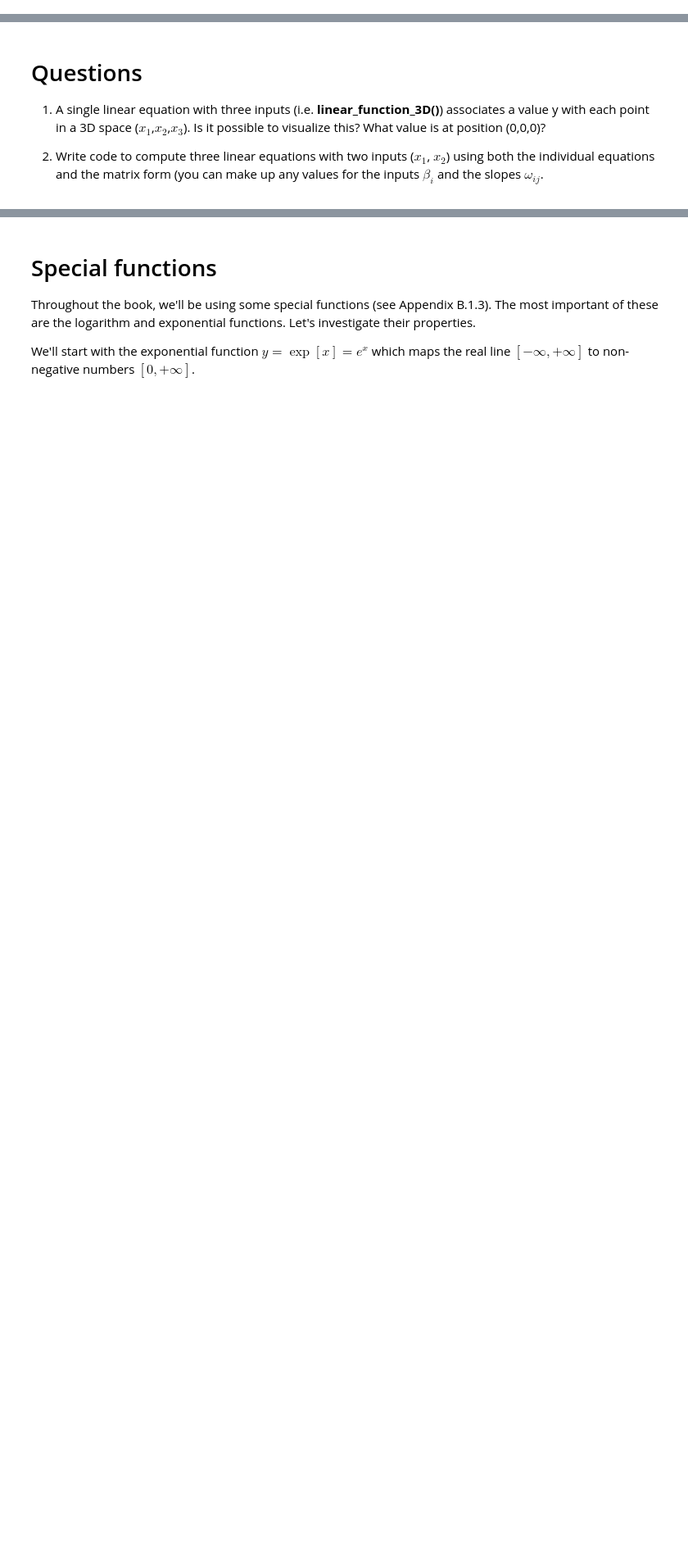
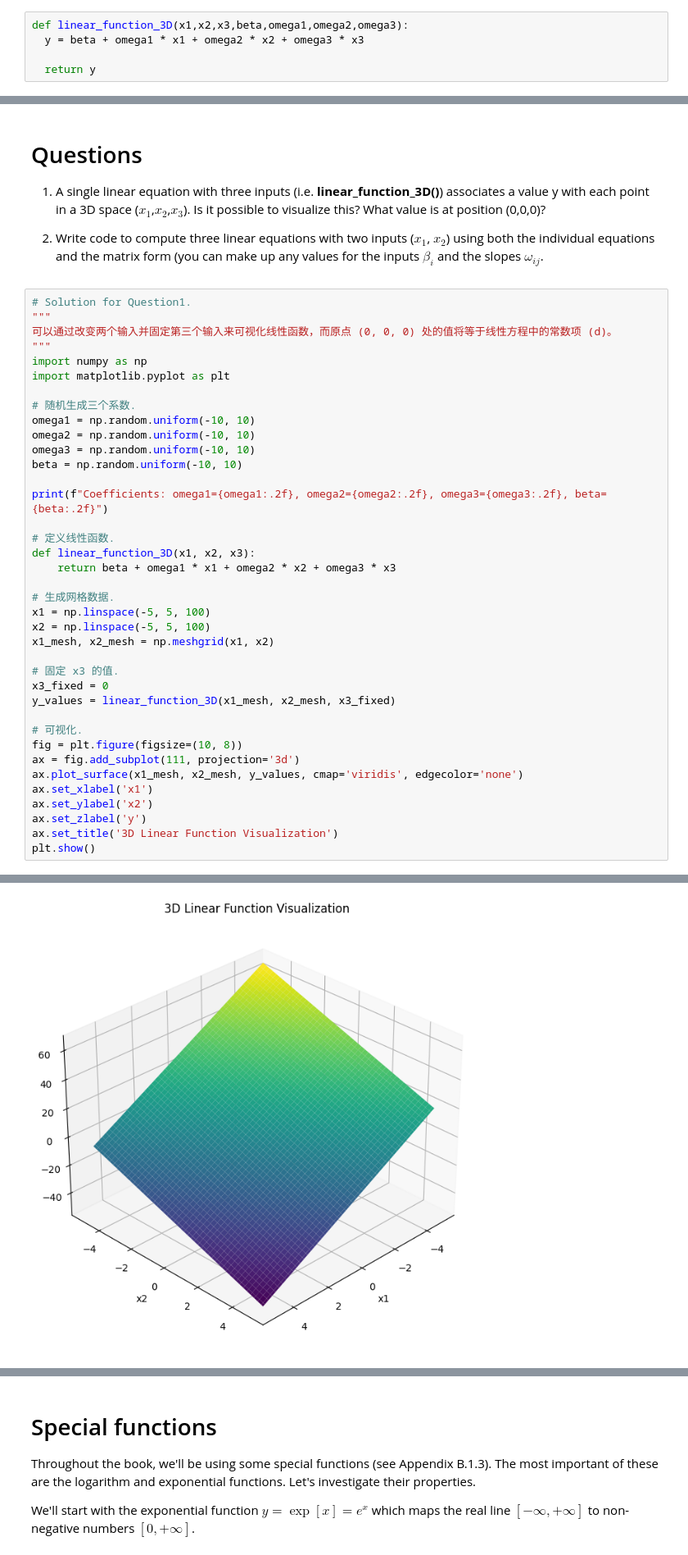
Before and after one commit to YaoXiao-CS/Understanding-Deep-Learning, a Jupyter notebook: Chapter01/1_1_BackgroundMathematics.ipynb, the cells around one changed output, grey strips where cells are left out. Shown at 82% size. Cells and saved outputs as stored; diff of their text form; blank space fills up the shorter version.

```diff
--- a/Chapter01/1_1_BackgroundMathematics.ipynb
+++ b/Chapter01/1_1_BackgroundMathematics.ipynb
@@ -131,6 +178,11 @@ def linear_function_3D(x1,x2,x3,beta,omega1,omega2,omega3):
   y = x1
 
   return y
+# %%
+def linear_function_3D(x1,x2,x3,beta,omega1,omega2,omega3):
+  y = beta + omega1 * x1 + omega2 * x2 + omega3 * x3
+
+  return y
 # %% [markdown]
 Let's compute two linear equations, using both the individual equations and the vector / matrix form and check they give the same result
 # %%
@@ -163,3 +222,42 @@ print('y1= %3.3f\ny2 = %3.3f'%((y_vec[0][0],y_vec[1][0])))
 1.  A single linear equation with three inputs (i.e. **linear_function_3D()**) associates a value y with each point in a 3D space ($x_1$,$x_2$,$x_3$).  Is it possible to visualize this?   What value is at position (0,0,0)?
 
 2.  Write code to compute three linear equations with two inputs ($x_1$, $x_2$) using both the individual equations and the matrix form (you can make up any values for the inputs $\beta_{i}$ and the slopes $\omega_{ij}$.
+# %%
+# Solution for Question1.
+"""
+可以通过改变两个输入并固定第三个输入来可视化线性函数，而原点 (0, 0, 0) 处的值将等于线性方程中的常数项 (d)。
+"""
+import numpy as np
+import matplotlib.pyplot as plt
+
+# 随机生成三个系数.
+omega1 = np.random.uniform(-10, 10)
+omega2 = np.random.uniform(-10, 10)
+omega3 = np.random.uniform(-10, 10)
+beta = np.random.uniform(-10, 10)
+
+print(f"Coefficients: omega1={omega1:.2f}, omega2={omega2:.2f}, omega3={omega3:.2f}, beta={beta:.2f}")
+
+# 定义线性函数.
+def linear_function_3D(x1, x2, x3):
+    return beta + omega1 * x1 + omega2 * x2 + omega3 * x3
+
+# 生成网格数据.
+x1 = np.linspace(-5, 5, 100)
+x2 = np.linspace(-5, 5, 100)
+x1_mesh, x2_mesh = np.meshgrid(x1, x2)
+
+# 固定 x3 的值.
+x3_fixed = 0
+y_values = linear_function_3D(x1_mesh, x2_mesh, x3_fixed)
+
+# 可视化.
+fig = plt.figure(figsize=(10, 8))
+ax = fig.add_subplot(111, projection='3d')
+ax.plot_surface(x1_mesh, x2_mesh, y_values, cmap='viridis', edgecolor='none')
+ax.set_xlabel('x1')
+ax.set_ylabel('x2')
+ax.set_zlabel('y')
+ax.set_title('3D Linear Function Visualization')
+plt.show()
+# %% [output]
@@ -165,0 +265 @@ print('y1= %3.3f\ny2 = %3.3f'%((y_vec[0][0],y_vec[1][0])))
+[figure, added]
```
Also changed, not shown: parts of 16 cells of this notebook.
